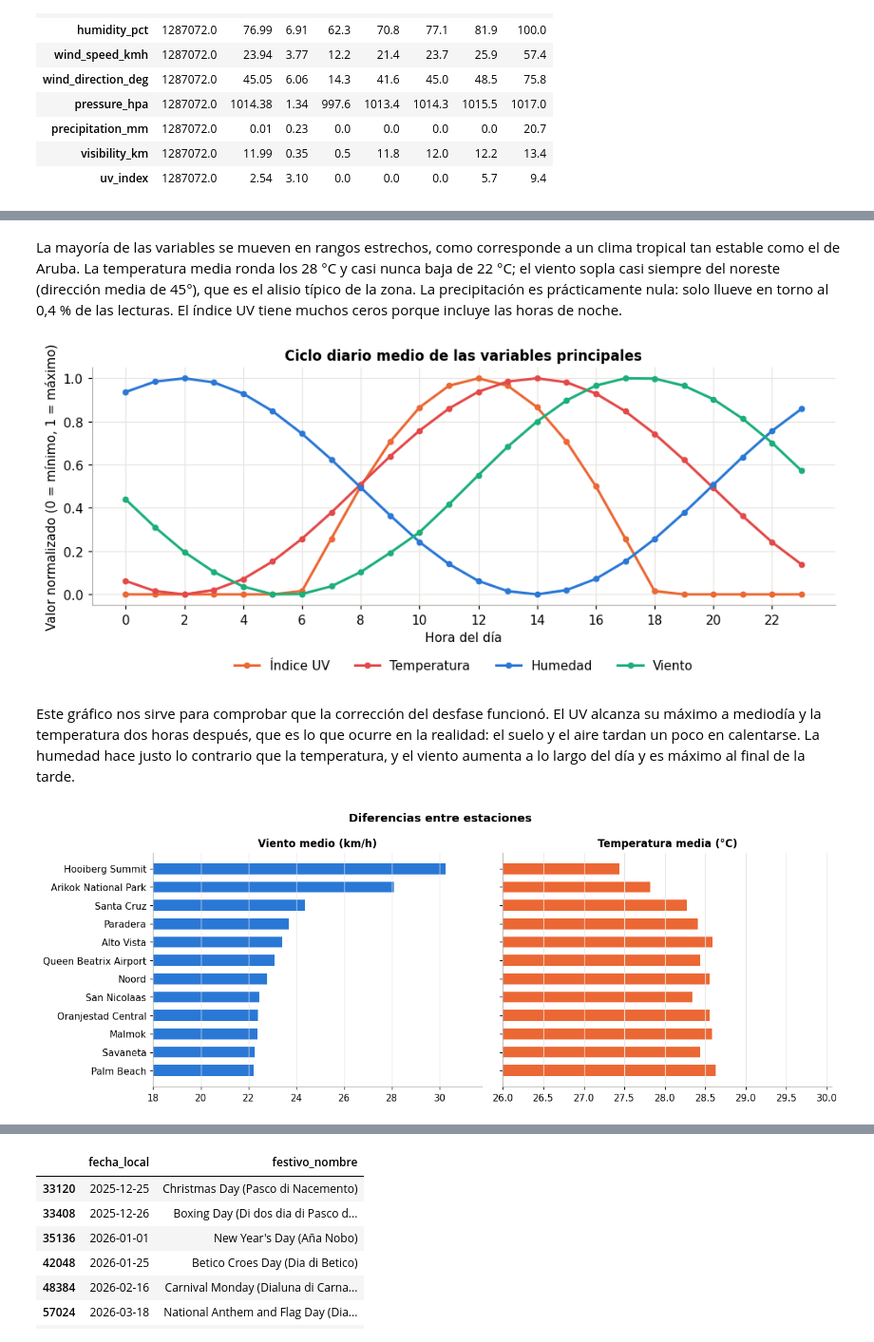
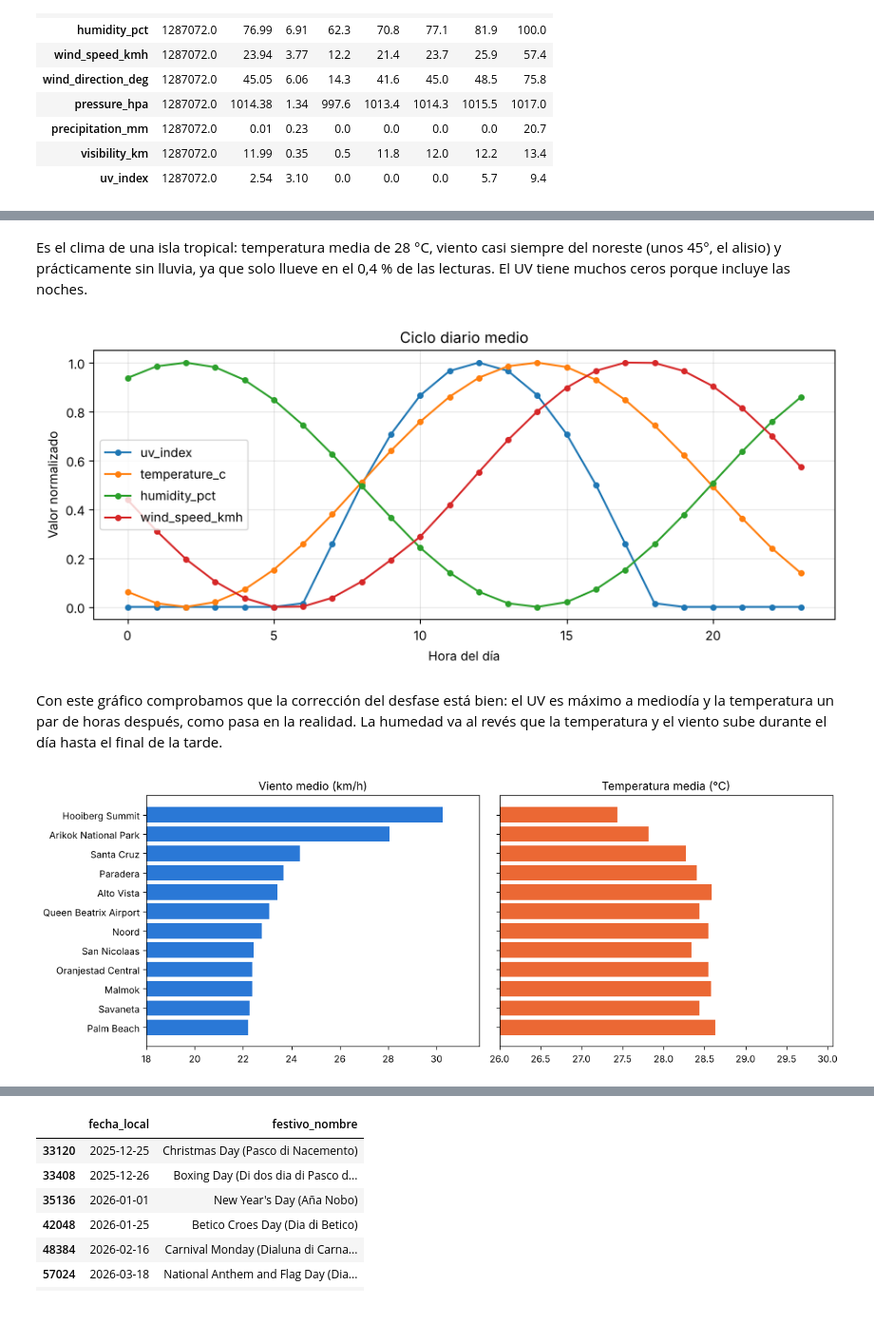
Before and after one commit to LucasToledanoDuque/Proyect_Computacion_HP, a Jupyter notebook: EDA/eda_datos.ipynb, the cells around one changed output, grey strips where cells are left out. Shown at 95% size. Cells and saved outputs as stored; diff of their text form; code cells hidden in the pictures; blank space fills up the shorter version.

Commit message:
Simplifiqué el script del target y el EDA para que sean más fáciles de leer, y dejé al final del EDA los apartados que faltan

```diff
--- a/EDA/eda_datos.ipynb
+++ b/EDA/eda_datos.ipynb
@@ -1,3 +7,29 @@
+# %%
+from pathlib import Path
+import numpy as np
+import pandas as pd
+import matplotlib.pyplot as plt
+
+# El notebook está dentro de EDA/, así que la raíz del repo es la carpeta de arriba
+RAIZ = Path("..")
+ENR = RAIZ / "DatosEnriquecimiento"
+LECTURAS = RAIZ / "ETL" / "transformado" / "db_meteorologica_sinDesfase.csv.gz"
+
+FIGURAS = RAIZ / "resultados" / "04_eda" / "figuras"
+TABLAS = RAIZ / "resultados" / "04_eda" / "tablas"
+FIGURAS.mkdir(parents=True, exist_ok=True)
+TABLAS.mkdir(parents=True, exist_ok=True)
+
+AZUL = "#2a78d6"
+NARANJA = "#eb6834"
+
+def guardar(fig, nombre):
+    fig.tight_layout()
+    fig.savefig(FIGURAS / f"{nombre}.png", dpi=150)
+    plt.show()
+
+estaciones = pd.read_csv(ENR / "estaciones" / "aruba_estaciones_enriquecidas.csv")
+NOMBRES = dict(zip(estaciones["id"], estaciones["name"]))
 # %% [markdown]
 ## 1. Las lecturas meteorológicas originales
 
@@ -85,41 +110,34 @@ guardar(fig, "01_distribuciones")
 # %% [markdown]
-La mayoría de las variables se mueven en rangos estrechos, como corresponde a un clima tropical tan estable como el de Aruba. La temperatura media ronda los 28 °C y casi nunca baja de 22 °C; el viento sopla casi siempre del noreste (dirección media de 45°), que es el alisio típico de la zona. La precipitación es prácticamente nula: solo llueve en torno al 0,4 % de las lecturas. El índice UV tiene muchos ceros porque incluye las horas de noche.
+Es el clima de una isla tropical: temperatura media de 28 °C, viento casi siempre del noreste (unos 45°, el alisio) y prácticamente sin lluvia, ya que solo llueve en el 0,4 % de las lecturas. El UV tiene muchos ceros porque incluye las noches.
 # %%
 perfil = lect.groupby(lect["timestamp"].dt.hour)[["uv_index", "temperature_c", "humidity_pct", "wind_speed_kmh"]].mean()
-normalizado = (perfil - perfil.min()) / (perfil.max() - perfil.min())
+# Normalizamos entre 0 y 1 para poder ver las cuatro en el mismo gráfico
+perfil_norm = (perfil - perfil.min()) / (perfil.max() - perfil.min())
 
 fig, eje = plt.subplots(figsize=(9, 4))
-colores = {"uv_index": NARANJA, "temperature_c": "#e34948", "humidity_pct": AZUL, "wind_speed_kmh": VERDE}
-nombres = {"uv_index": "Índice UV", "temperature_c": "Temperatura", "humidity_pct": "Humedad", "wind_speed_kmh": "Viento"}
-for col in normalizado:
-    eje.plot(normalizado.index, normalizado[col], color=colores[col], label=nombres[col], marker="o", markersize=4)
-eje.set_xticks(range(0, 24, 2))
+perfil_norm.plot(ax=eje, marker="o", markersize=4)
 eje.set_xlabel("Hora del día")
-eje.set_ylabel("Valor normalizado (0 = mínimo, 1 = máximo)")
-eje.set_title("Ciclo diario medio de las variables principales")
-eje.legend(frameon=False, ncol=4, loc="upper center", bbox_to_anchor=(0.5, -0.18))
+eje.set_ylabel("Valor normalizado")
+eje.set_title("Ciclo diario medio")
+eje.grid(alpha=0.3)
 guardar(fig, "01_ciclo_diario")
 # %% [output]
-[figure, old version]
+[figure, new version]
 # %% [markdown]
-Este gráfico nos sirve para comprobar que la corrección del desfase funcionó. El UV alcanza su máximo a mediodía y la temperatura dos horas después, que es lo que ocurre en la realidad: el suelo y el aire tardan un poco en calentarse. La humedad hace justo lo contrario que la temperatura, y el viento aumenta a lo largo del día y es máximo al final de la tarde.
+Con este gráfico comprobamos que la corrección del desfase está bien: el UV es máximo a mediodía y la temperatura un par de horas después, como pasa en la realidad. La humedad va al revés que la temperatura y el viento sube durante el día hasta el final de la tarde.
 # %%
 por_estacion = lect.groupby("estacion")[["temperature_c", "wind_speed_kmh", "humidity_pct"]].mean().round(2)
-por_estacion = por_estacion.join(estaciones.set_index("name")[["elevation_m", "district"]])
-por_estacion.sort_values("wind_speed_kmh").to_csv(TABLAS / "01_medias_por_estacion.csv")
+por_estacion = por_estacion.sort_values("wind_speed_kmh")
+por_estacion.to_csv(TABLAS / "01_medias_por_estacion.csv")
 
 fig, (e1, e2) = plt.subplots(1, 2, figsize=(12, 4.5), sharey=True)
-orden = por_estacion.sort_values("wind_speed_kmh").index
-e1.barh(orden, por_estacion.loc[orden, "wind_speed_kmh"], color=AZUL, height=0.6)
+e1.barh(por_estacion.index, por_estacion["wind_speed_kmh"], color=AZUL)
 e1.set_title("Viento medio (km/h)")
 e1.set_xlim(18, None)
-e2.barh(orden, por_estacion.loc[orden, "temperature_c"], color=NARANJA, height=0.6)
+e2.barh(por_estacion.index, por_estacion["temperature_c"], color=NARANJA)
 e2.set_title("Temperatura media (°C)")
 e2.set_xlim(26, None)
-for eje in (e1, e2):
-    eje.grid(axis="y", visible=False)
-fig.suptitle("Diferencias entre estaciones", fontweight="bold")
 guardar(fig, "01_medias_por_estacion")
 # %% [output]
-[figure, old version]
+[figure, new version]
 # %% [markdown]
```
Also changed, not shown: parts of 37 cells of this notebook, 14 other files.
